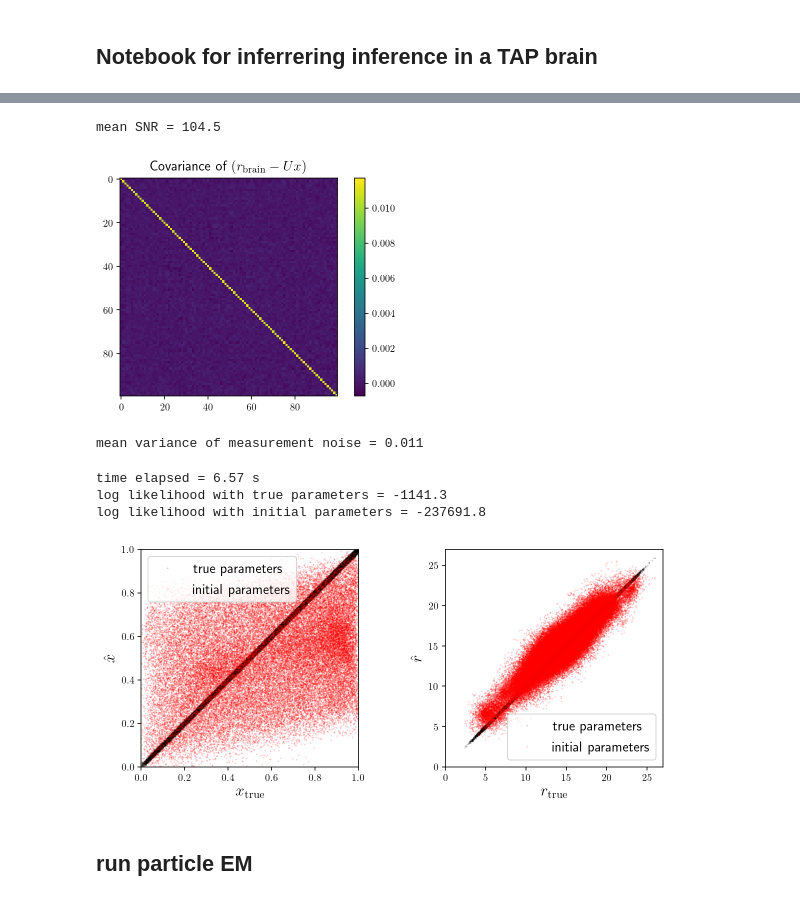
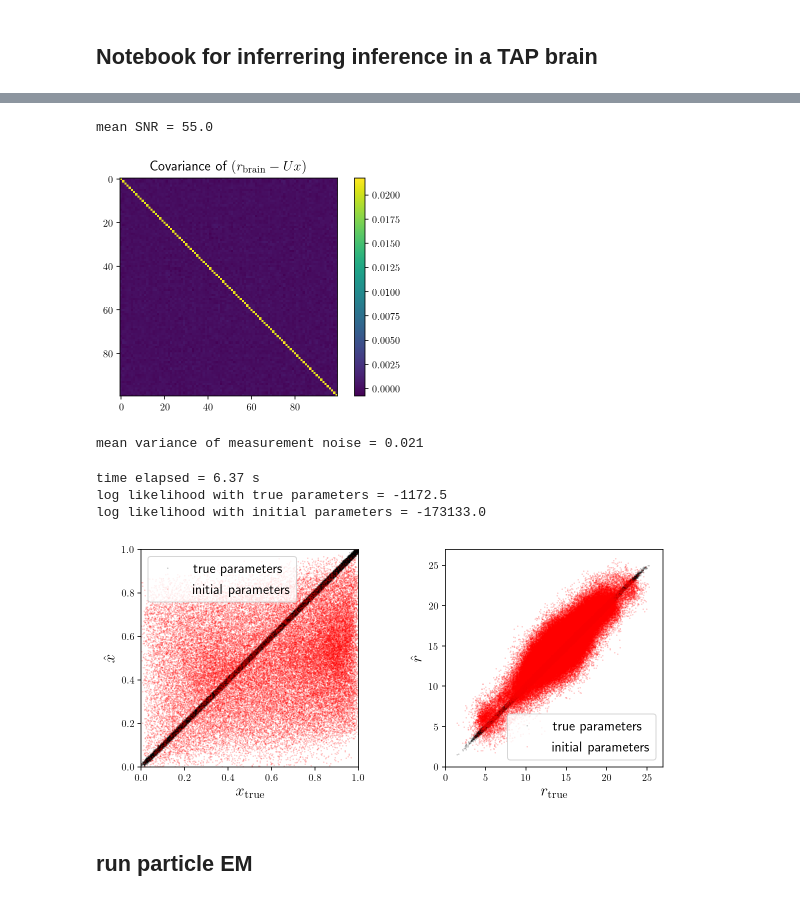
Before and after one commit to XaqLab/InferringInference, a Jupyter notebook: notebooks/InferTAPbrain.ipynb, the cells around one changed output, grey strips where cells are left out. Drawn from its saved outputs; the diff is of its cells as text; code cells hidden in the pictures.

```diff
--- a/notebooks/InferTAPbrain.ipynb
+++ b/notebooks/InferTAPbrain.ipynb
@@ -26,7 +26,7 @@ Nr = params['Nr']
 lam, G, J, U, V = extractParams(theta, 18, Ns, Ny, Nr)
 
 # process and observation noise covariance matrices and update it in params
-q_process, q_obs = 1e-5, 1e-2
+q_process, q_obs = 1e-5, 2e-2
 Q_process, Q_obs = q_process*np.eye(Ns), q_obs*np.eye(Nr)
 params['Q_process'] = Q_process
 params['Q_obs'] = Q_obs
@@ -66,7 +66,10 @@ PermMat_init = EstimatePermutation_ICA(U,U_init) # Estimate the permutation matr
 """
 Generate random initial estimates of the parameters
 """
-G_init    = np.zeros([18])
+#G_init    = np.zeros([18])
+G_init    = 0.01*np.random.randn(18)
+G_init[0], G_init[8], G_init[9], G_init[17] = 0, 0, 0, 0
+
 J_init    = 0.1*Create_J(Ns, 0, params['Jtype'], params['self_coupling_on'])  # create a fully connected initial J with small initial values
 if Ns <= Ny:
     V_init = np.linalg.svd(np.random.randn(Ns,Ny), full_matrices=False)[2]
@@ -94,9 +97,10 @@ plt.show()
 Generate measurements for the particle EM algorithm
 """
 B, T = 20000, 25
+B_test = 100
 yG_low, yG_high = 2, 25
 
-y, x, r_brain = generate_TAPbrain_dynamics(tapbrain,theta, params, B, T, T_low, T_high, yG_low, yG_high, T_clip, use_cuda)
+y, x, r_brain = generate_TAPbrain_dynamics(tapbrain,theta, params, B+B_test, T, T_low, T_high, yG_low, yG_high, T_clip, use_cuda)
 # %%
 """
 SNR checks
@@ -109,8 +113,8 @@ plt.title(r'Covariance of $(r_{\mathrm{brain}} - Ux)$',fontsize=14)
 plt.colorbar()
 plt.show()
 # %% [output]
-mean SNR = 104.5
+mean SNR = 55.0
-[figure, old version]
+[figure, new version]
 # %%
 """
 Inspect and update update Q_obs. Later insert heuristic to estimate Q_obs
@@ -119,7 +123,7 @@ print('mean variance of measurement noise = %.3f' %(np.mean(np.diag(C_err))))
 # Q_obs = np.mean(np.diag(C_err))*np.eye(Nr)
 Q_obs = np.diag(np.diag(C_err))
 # %% [output]
-mean variance of measurement noise = 0.011
+mean variance of measurement noise = 0.021
 # %%
 """
 Convert data to torch tensors
@@ -153,10 +157,12 @@ Run PF with true values of parameters
 """
 Np = 100 # No. of particles to use
 
-B_plot = 100 if B>100 else B
+# B_PLOT = 100
+# B_plot = B_PLOT if B>B_PLOT else B
 
 with torch.no_grad():
-    LL_tp_, x_tp_, _, _ = particlefilter(G_, J_, U_, V_, lam.item(), r_brain_[0:B_plot]-baseline, y_[0:B_plot], P_process_, P_obs_, Np)
+    #LL_tp_, x_tp_, _, _ = particlefilter(G_, J_, U_, V_, lam.item(), r_brain_[0:B_plot]-baseline, y_[0:B_plot], P_process_, P_obs_, Np)
+    LL_tp_, x_tp_, _, _ = particlefilter(G_, J_, U_, V_, lam.item(), r_brain_[B:]-baseline, y_[B:], P_process_, P_obs_, Np)
 
 r_tp_ = torch.matmul(U_,x_tp_) + baseline
 
@@ -165,7 +171,8 @@ Run PF with initial values of parameters
 """
 t_st = time.time()
 with torch.no_grad():
-    LL_hat_, x_hat_, _, _ = particlefilter(G_hat_, J_hat_, U_hat_, V_hat_, lam.item(), r_brain_[0:B_plot]-b_init, y_[0:B_plot], P_process_, P_obs_, Np)
+    #LL_hat_, x_hat_, _, _ = particlefilter(G_hat_, J_hat_, U_hat_, V_hat_, lam.item(), r_brain_[0:B_plot]-b_init, y_[0:B_plot], P_process_, P_obs_, Np)
+    LL_hat_, x_hat_, _, _ = particlefilter(G_hat_, J_hat_, U_hat_, V_hat_, lam.item(), r_brain_[B:]-b_init, y_[B:], P_process_, P_obs_, Np)
 t_en = time.time()
 
 print('time elapsed = %.2f s' %(t_en - t_st))
@@ -177,42 +184,46 @@ print('log likelihood with initial parameters = %.1f' %(LL_hat_.mean().data.nump
 x_init_ = x_hat_*1.0
 r_init_ = torch.matmul(U_hat_,x_hat_) + b_init
 # %% [output]
-time elapsed = 6.57 s
-log likelihood with true parameters = -1141.3
-log likelihood with initial parameters = -237691.8
+time elapsed = 6.37 s
+log likelihood with true parameters = -1172.5
+log likelihood with initial parameters = -173133.0
 # %%
 """
 Plot comparison of latent states decoded by the PF using initial value of parameters vs. ground truth
 """
 
 T_st = 5 # discard the first T_st samples from each batch for comparisons
 
 alpha = 0.2
 fig, ax = plt.subplots(1,2,figsize=(10,4))
-ax[0].plot(x[0:B_plot,:,T_st:].flatten(), x_tp_[...,T_st:].flatten(),'k.',markersize=1,alpha=alpha)
+#ax[0].plot(x[0:B_plot,:,T_st:].flatten(), x_tp_[...,T_st:].flatten(),'k.',markersize=1,alpha=alpha)
+ax[0].plot(x[B:,:,T_st:].flatten(), x_tp_[...,T_st:].flatten(),'k.',markersize=1,alpha=alpha)
 P_temp = torch.tensor(PermMat_init.T,device=device,dtype=dtype,requires_grad=False)
-ax[0].plot(x[0:B_plot,:,T_st:].flatten(), torch.matmul(P_temp, x_init_[...,T_st:]).data.numpy().flatten(),'r.',markersize=1,alpha=alpha)
+#ax[0].plot(x[0:B_plot,:,T_st:].flatten(), torch.matmul(P_temp, x_init_[...,T_st:]).data.numpy().flatten(),'r.',markersize=1,alpha=alpha)
+ax[0].plot(x[B:,:,T_st:].flatten(), torch.matmul(P_temp, x_init_[...,T_st:]).data.numpy().flatten(),'r.',markersize=1,alpha=alpha)
 ax[0].set_xlabel(r'$x_{\mathrm{true}}$',fontsize=16)
 ax[0].set_ylabel(r'$\hat{x}$',fontsize=16)
 ax[0].legend(['true parameters', 'initial parameters'],fontsize=14)
 ax[0].axis('square')
 ax[0].axis([0,1,0,1])
 
 rmax = np.round(r_brain.max().item())
 rmin = np.round(r_brain.min().item())
 
-ax[1].plot(r_brain_[0:B_plot,:,T_st:].data.numpy().flatten(),r_tp_[...,T_st:].data.numpy().flatten(),'k.',markersize=1,alpha=alpha)
-ax[1].plot(r_brain_[0:B_plot,:,T_st:].data.numpy().flatten(),r_init_[...,T_st:].data.numpy().flatten(),'r.',markersize=1,alpha=alpha)
+# ax[1].plot(r_brain_[0:B_plot,:,T_st:].data.numpy().flatten(),r_tp_[...,T_st:].data.numpy().flatten(),'k.',markersize=1,alpha=alpha)
+# ax[1].plot(r_brain_[0:B_plot,:,T_st:].data.numpy().flatten(),r_init_[...,T_st:].data.numpy().flatten(),'r.',markersize=1,alpha=alpha)
+ax[1].plot(r_brain_[B:,:,T_st:].data.numpy().flatten(),r_tp_[...,T_st:].data.numpy().flatten(),'k.',markersize=1,alpha=alpha)
+ax[1].plot(r_brain_[B:,:,T_st:].data.numpy().flatten(),r_init_[...,T_st:].data.numpy().flatten(),'r.',markersize=1,alpha=alpha)
 ax[1].set_xlabel(r'$r_{\mathrm{true}}$',fontsize=16)
 ax[1].set_ylabel(r'$\hat{r}$',fontsize=16)
 ax[1].legend(['true parameters', 'initial parameters'],fontsize=14)
 ax[1].axis('square')
 ax[1].axis([rmin,rmax,rmin,rmax])
 
 
 plt.show()
 # %% [output]
-[figure, old version]
+[figure, new version]
 # %% [markdown]
 ## run particle EM
 # %%
```
Also changed, not shown: parts of 21 cells of this notebook, 1 other file.
